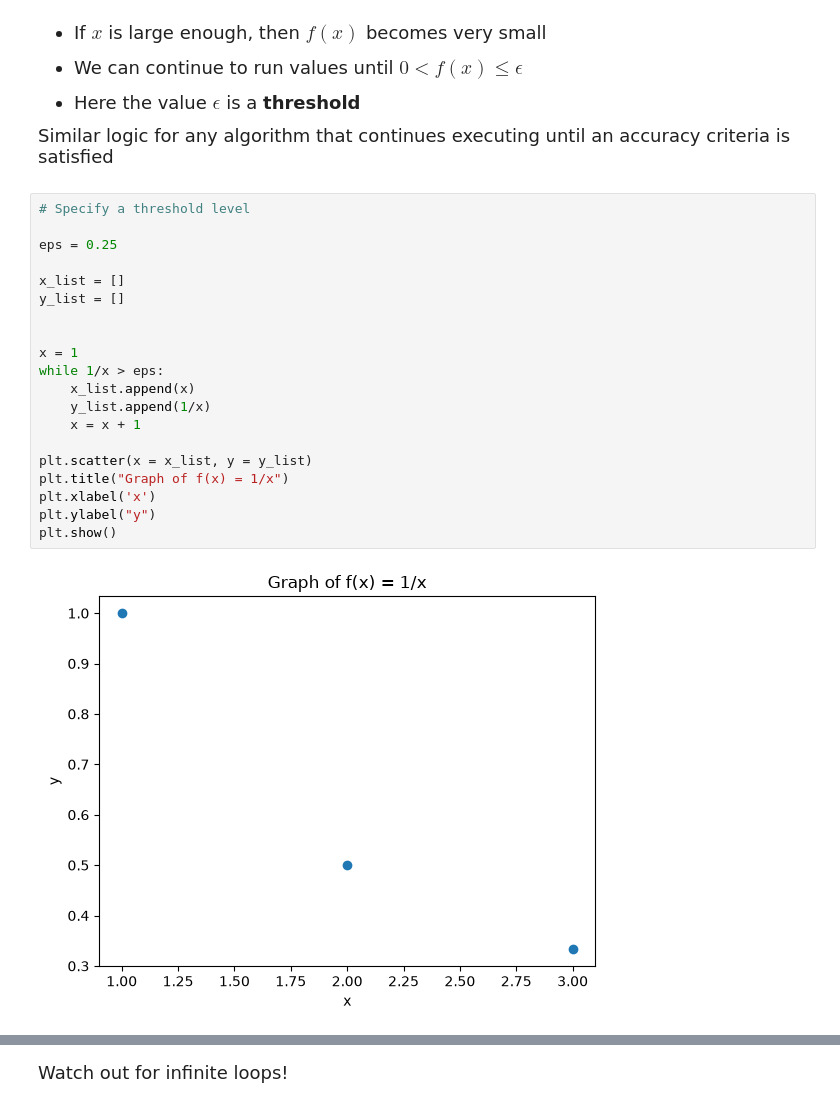
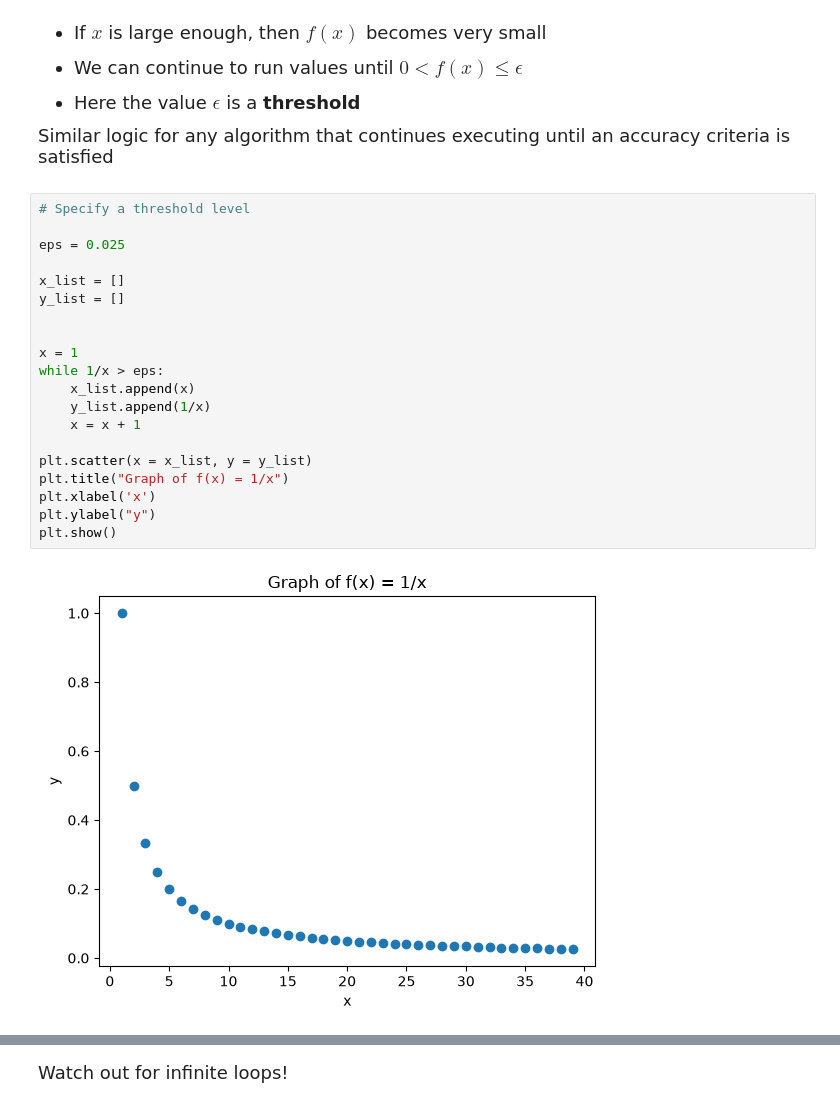
Before and after one commit to J-Kofsky/datasci185fall2026, a Jupyter notebook: Lecture_07_Loops copy/My_Copy_Lecture7.ipynb, the cells around one changed output, grey strips where cells are left out. Drawn from its saved outputs; the diff is of its cells as text.

```diff
--- a/Lecture_07_Loops copy/My_Copy_Lecture7.ipynb
+++ b/Lecture_07_Loops copy/My_Copy_Lecture7.ipynb
@@ -369,25 +369,25 @@ Similar logic for any algorithm that continues executing until an accuracy crite
 # %%
 # Specify a threshold level
 
-eps = 0.25
+eps = 0.025
 
 x_list = []
 y_list = []
 
 
 x = 1
 while 1/x > eps:
     x_list.append(x)
     y_list.append(1/x)
     x = x + 1
 
 plt.scatter(x = x_list, y = y_list)
 plt.title("Graph of f(x) = 1/x")
 plt.xlabel('x')
 plt.ylabel("y")
 plt.show()
 # %% [output]
-[figure, old version]
+[figure, new version]
 # %%
 # This code loops over the list of players
 # and stops once 2 tennis players are found
```
Also changed, not shown: parts of 12 cells of this notebook.
